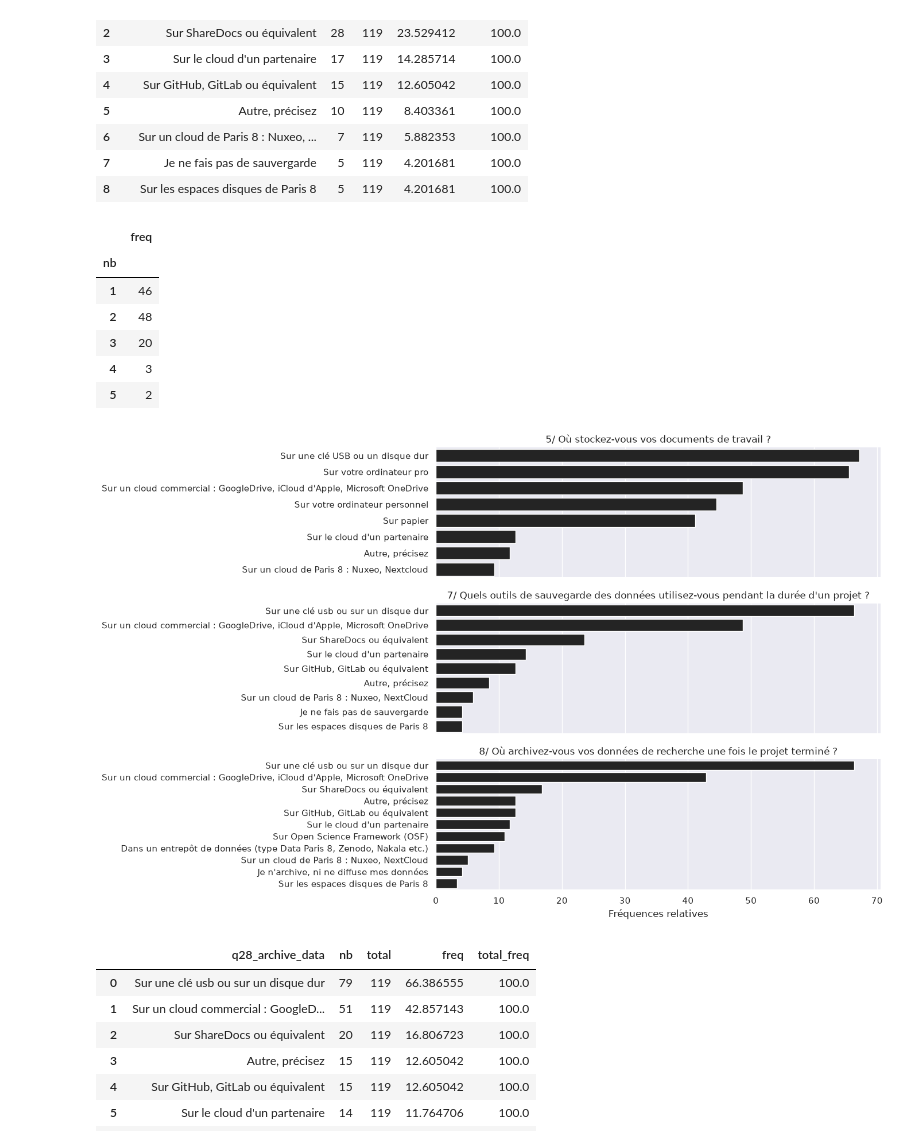
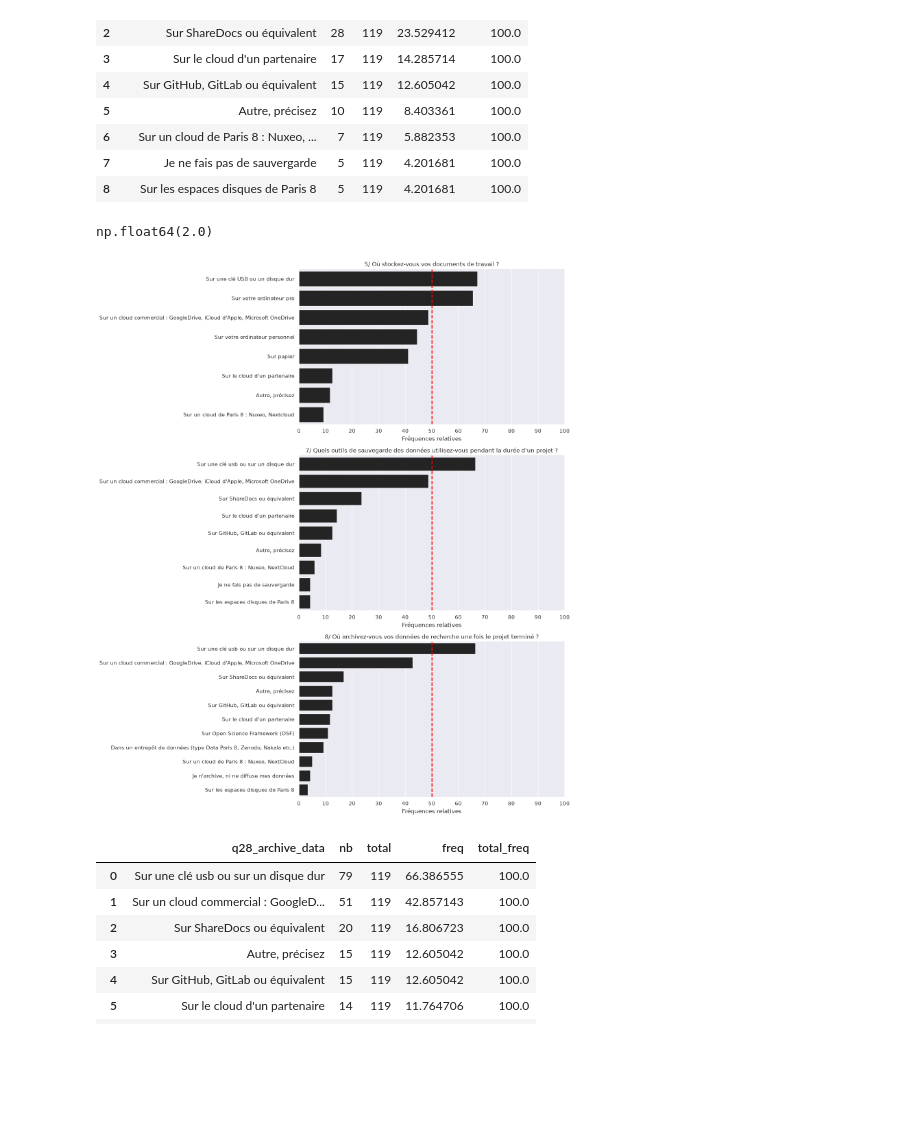
Before and after one commit to luneauaymeric/enquete_SO_p8, a Jupyter notebook: script_analyse/stat_descriptive/connaissance_science_ouverte.ipynb, the cells around one changed output. Saved outputs shown, nothing was run; the diff lists cells and outputs as text; code cells hidden in the pictures; blank space fills up the shorter version.

```diff
--- a/script_analyse/stat_descriptive/connaissance_science_ouverte.ipynb
+++ b/script_analyse/stat_descriptive/connaissance_science_ouverte.ipynb
@@ -478,42 +498,38 @@ gb_save
 nb_lieu = df_save.groupby(["q45_clé"]).agg(nb=("q33_sauvegarde_data","size")).reset_index()
 nb_lieu.groupby(["nb"]).agg(freq=("q45_clé","size"))
 #np.mean(nb_lieu.nb)
-#np.median(nb_lieu.nb)
+np.median(nb_lieu.nb)
 # %% [output]
-|  | freq |
-| nb |  |
-| 1 | 46 |
-| 2 | 48 |
-| 3 | 20 |
-| 4 | 3 |
-| 5 | 2 |
+np.float64(2.0)
 # %%
 # Initialize the matplotlib figure
-fig, ax = plt.subplots(3,1, figsize=(10,10), sharex=True)
+fig, ax = plt.subplots(3,1, figsize=(10,20), sharex=False)
 
 # Plot the total crashes
 sns.set_theme(palette="gray")
 
 i=-1
 for col in ["q31_stockage_doc","q33_sauvegarde_data","q28_archive_data"]:
     i+=1
     question = [x for x in df_col.question.loc[df_col.label==col]]
 
     df_exp, gb_data = split_multiple_choices(df0[["q45_clé",col]], col, "q45_clé", sep = '|')
 
     sns.barplot(x="freq", y=col, data=gb_data,
                 label="Oui",  ax=ax[i])
     titre = f"{question[0]}"
     ax[i].yaxis.set_label_text("")
     ax[i].xaxis.set_label_text("Fréquences relatives")
+    ax[i].set_xticks(ticks = [0,10,20,30,40,50,60,70,80,90,100])
+    ax[i].axvline(x=50, color="red", linestyle="--", linewidth=2)
     ax[i].set_title(titre.replace("<i>","(").replace("</i>",")"))
     ax[i].legend_.remove()
 
 
     sns.despine(left=True, bottom=True)
-plt.savefig(f"viz/pratiques_sauvegardes.png", bbox_inches='tight', dpi = 200)
+plt.savefig(f"viz/pratiques_sauvegardes.png", bbox_inches='tight', dpi = 300)
 # %% [output]
-[figure, old version]
+[figure, new version]
 # %%
 df_exp, gb_archive = split_multiple_choices(df0, "q28_archive_data", "q45_clé", sep = '|')
 gb_archive
```
Also changed, not shown: parts of 2 cells of this notebook, 5 other files.
